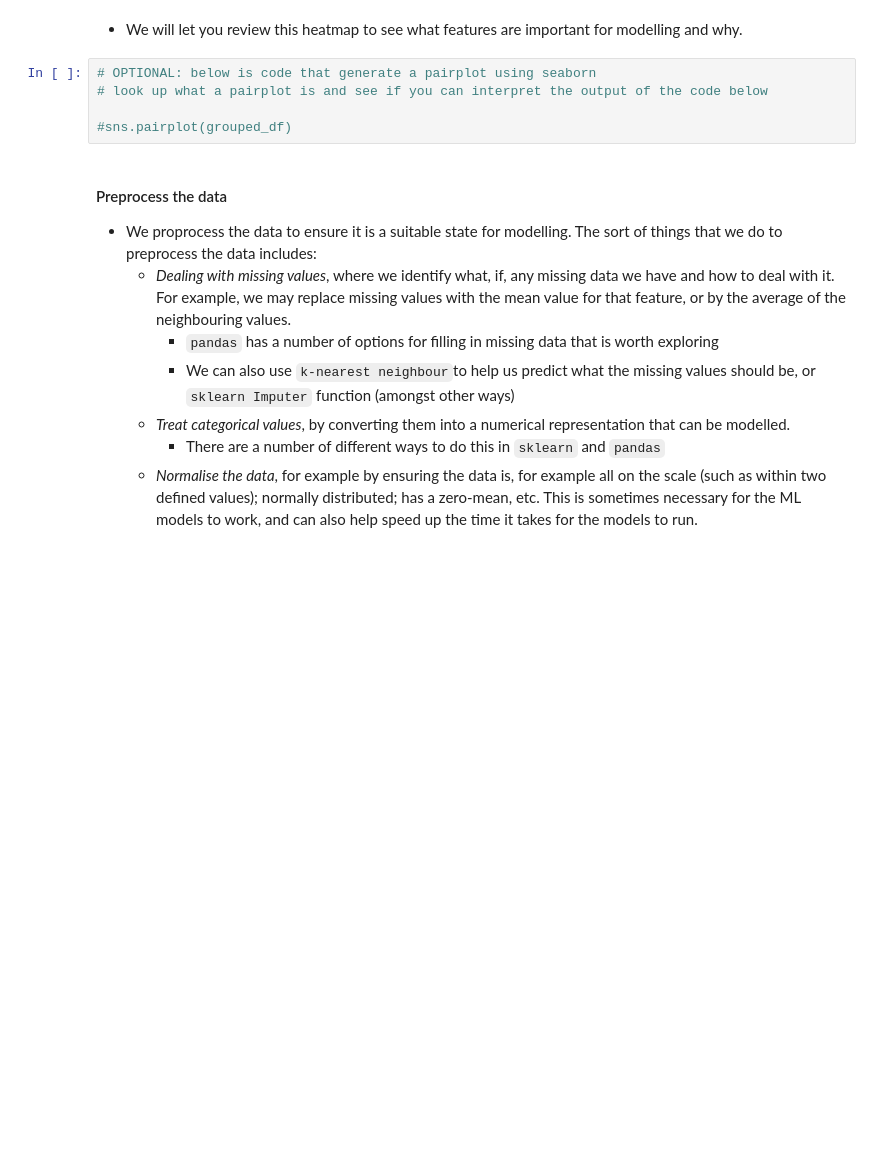
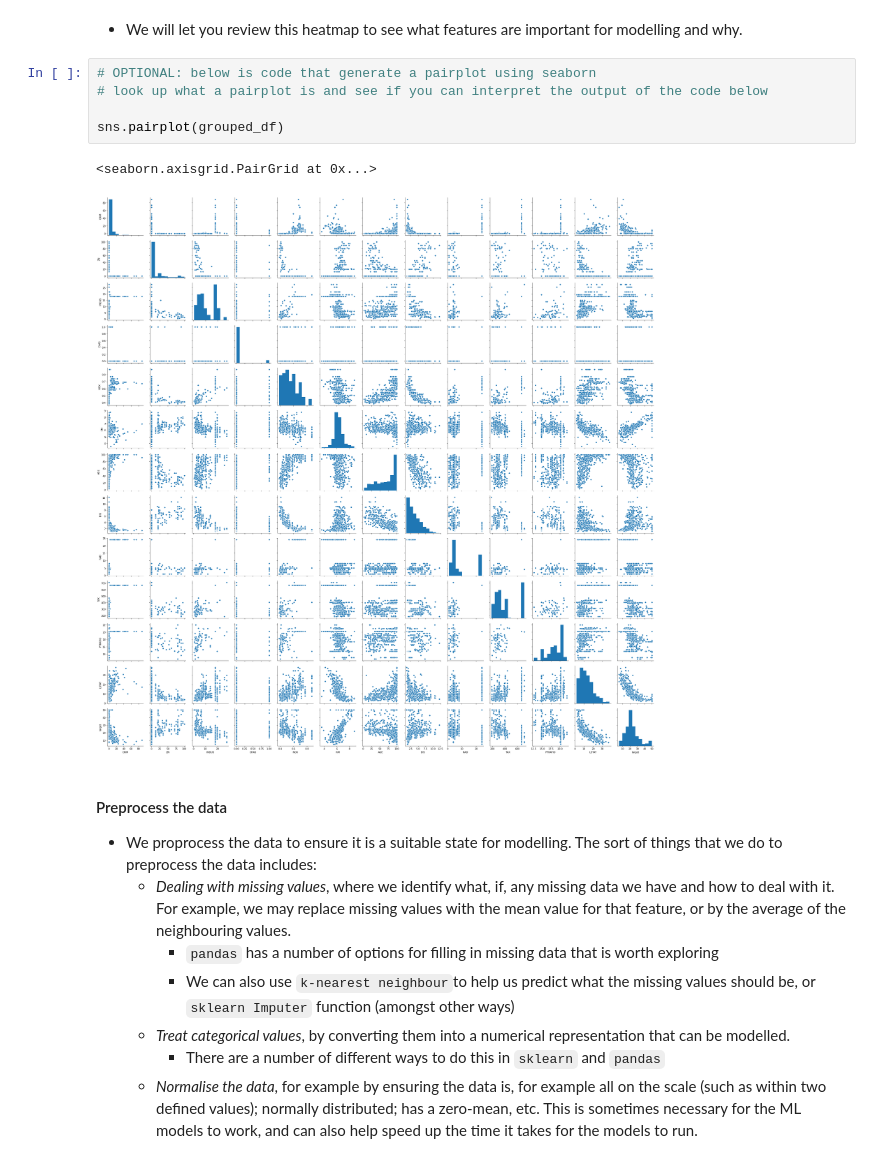
Before and after one commit to arame/Python-Machine-Learning-Code, a Jupyter notebook: Oxford_End_to_End_Regression.ipynb, the cells around one changed output. Saved outputs shown, nothing was run; the diff lists cells and outputs as text; blank space fills up the shorter version.

```diff
--- a/Oxford_End_to_End_Regression.ipynb
+++ b/Oxford_End_to_End_Regression.ipynb
@@ -271,8 +280,11 @@ sns.heatmap(corr, annot = True)
 # %%
 # OPTIONAL: below is code that generate a pairplot using seaborn
 # look up what a pairplot is and see if you can interpret the output of the code below
 
-#sns.pairplot(grouped_df)
+sns.pairplot(grouped_df)
+# %% [output]
+<seaborn.axisgrid.PairGrid at 0x...>
+[figure, added]
 # %% [markdown]
 #### Preprocess the data
 * We proprocess the data to ensure it is a suitable state for modelling. The sort of things that we do to preprocess the data includes:
```
Also changed, not shown: parts of 13 cells of this notebook, 1 other file.
